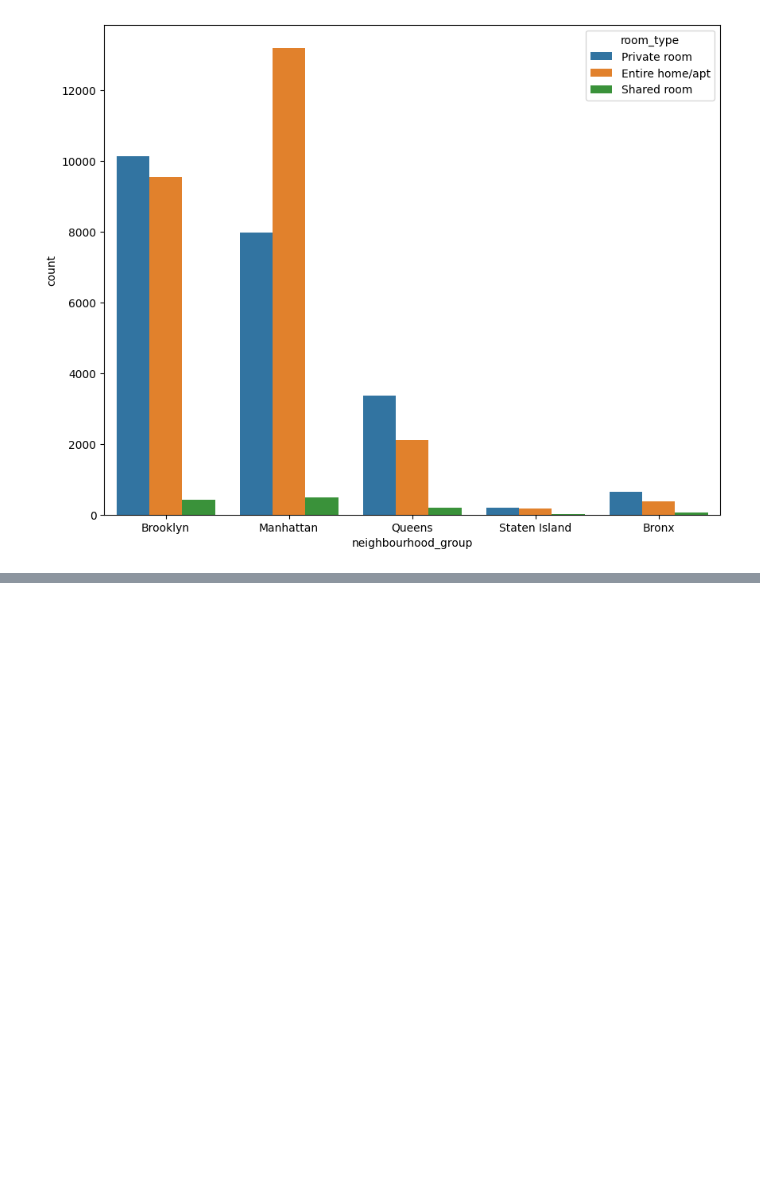
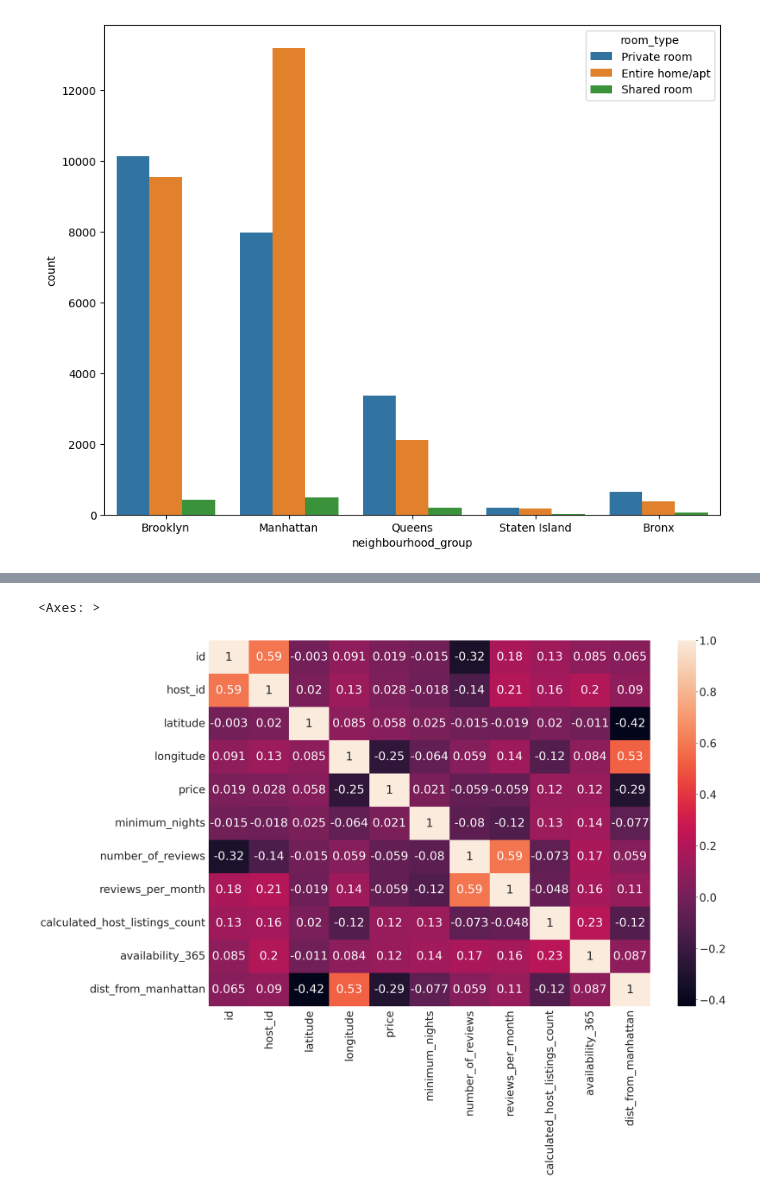
Before and after one commit to sydney-ho/Airbnb-Analysis, a Jupyter notebook: airbnb.ipynb, the cells around one changed output, grey strips where cells are left out. Cells and saved outputs as stored; diff of their text form; code cells hidden in the pictures; blank space fills up the shorter version.

```diff
--- a/airbnb.ipynb
+++ b/airbnb.ipynb
@@ -166,0 +211,8 @@ plt.show()
+# %%
+# Plot a correlation matrix to see how the variables interact
+sns.set(font_scale=3)
+plt.figure(figsize=(30, 20))
+sns.heatmap(df.corr(), annot=True)
+# %% [output]
+<Axes: >
+[figure, added]
```
Also changed, not shown: parts of 9 cells of this notebook.
